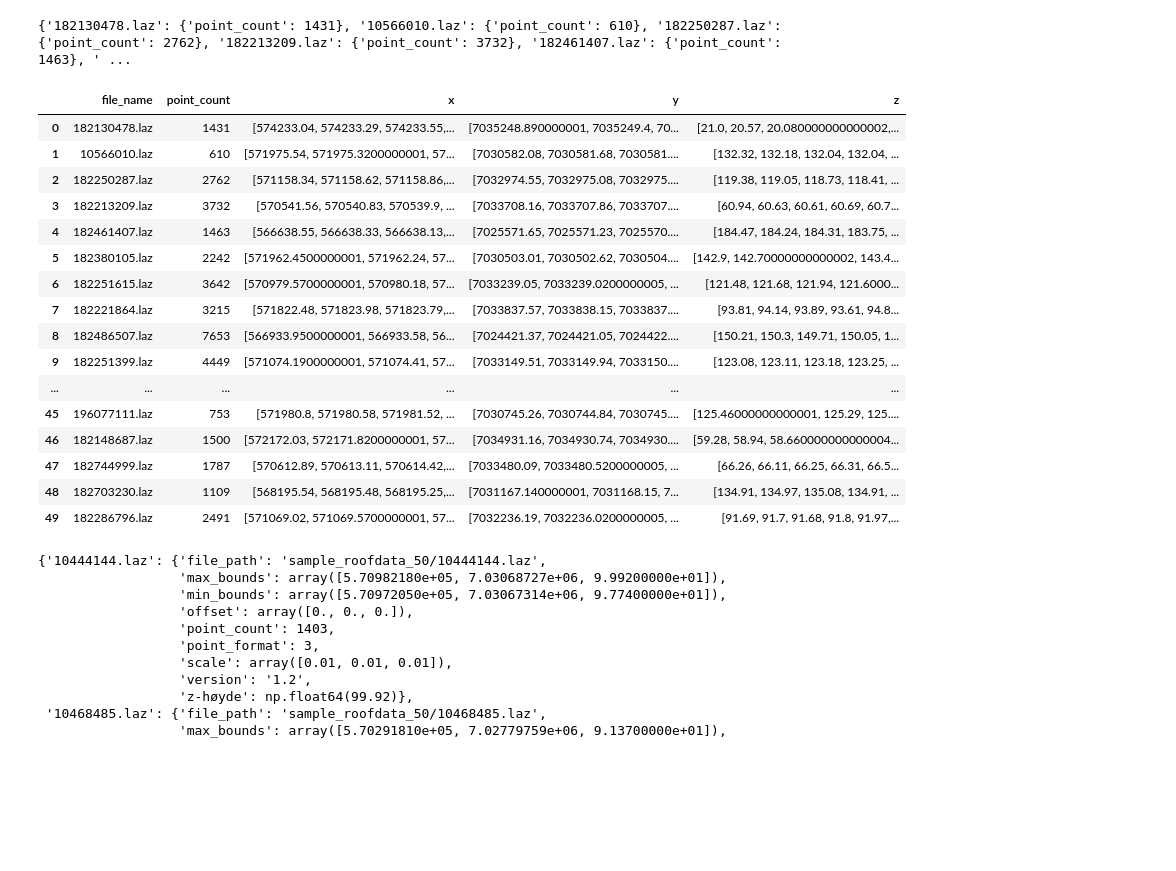
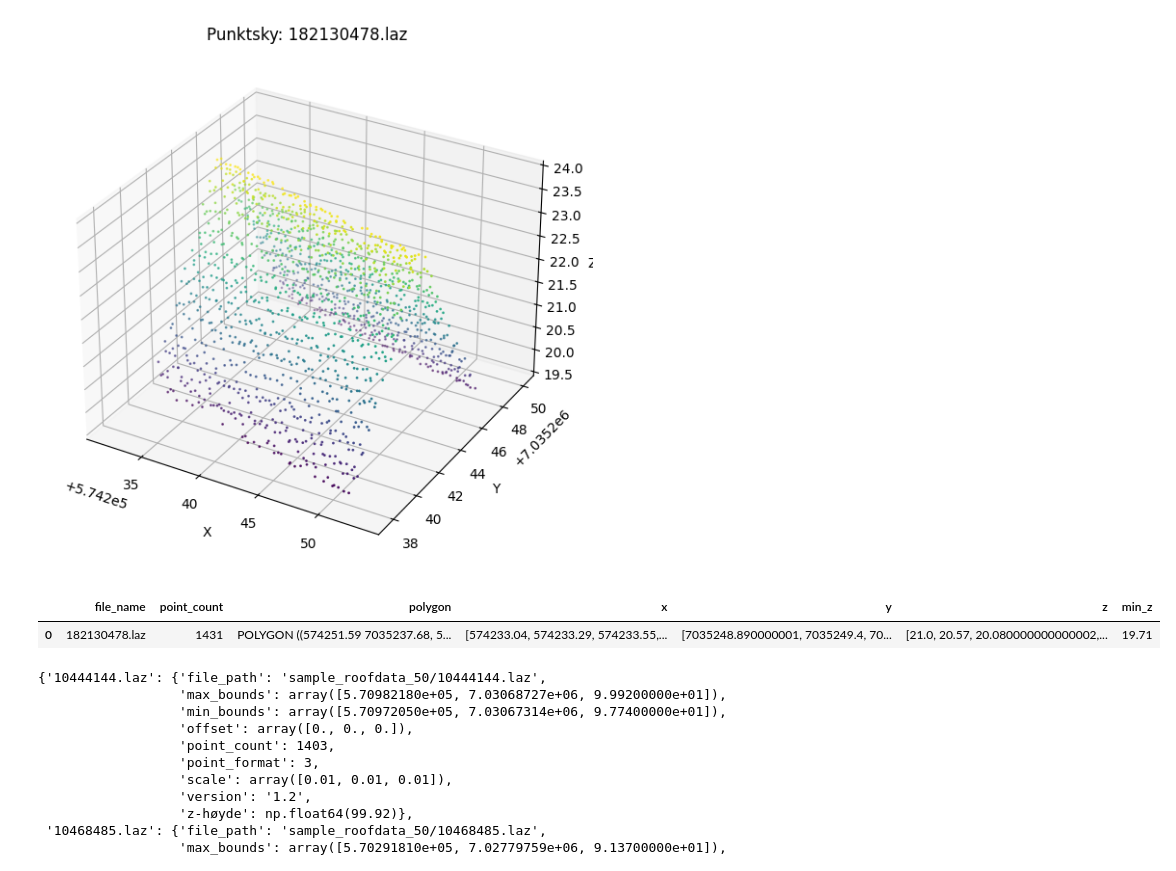
Before and after one commit to Ingridtr/TBA4251-Programmering-i-geomatikk, a Jupyter notebook: main.ipynb, the cells around one changed output. Saved outputs shown, nothing was run; the diff lists cells and outputs as text; code cells hidden in the pictures; blank space fills up the shorter version.

Commit message:
legge til polygon i df

```diff
--- a/main.ipynb
+++ b/main.ipynb
@@ -10,5 +12,5 @@ import pandas as pd
 # %%
-#Leser filer fra eksempelmappen og plotter punktskyene- ser at vi får tak
+#Leser filer fra eksempelmappen og plotter punktskyene
 
 
 folder = "sample_roofdata_50"
@@ -28,63 +30,57 @@ for roof in os.listdir(folder):
         with lp.open(file_path, laz_backend=lp.LazBackend) as fh:
             point_count = fh.header.point_count
 
 
 
             # Legg til informasjon i dictionary
             roofs_dict[roof] = {
                 "point_count": point_count
             }
 
             las_data = fh.read()
             x = las_data.x
             y = las_data.y
             z = las_data.z
 
+            coords_2d = np.column_stack((x, y))
+
+            # Beregn konveks skrog (convex hull) for å danne takets kontur
+            if len(coords_2d) > 2:
+                hull = ConvexHull(coords_2d)
+                polygon = Polygon(coords_2d[hull.vertices])
+            else:
+                polygon = None
+
             roofs_data.append({
                 "file_name": roof,
                 "point_count": point_count,
+                "polygon": polygon,
                 "x": x,
                 "y": y,
                 "z": z,
+                "min_z": np.min(z),
 
             })
 
 
-        #fig = plt.figure(figsize=(10, 7))
-        #ax = fig.add_subplot(111, projection='3d')
-        #ax.scatter(x, y, z, s=1, c=z, cmap='viridis')  # s=1 betyr små punkter, c=z farger punktene basert på høyde
-        #ax.set_title(f"Punktsky: {roof}")
-        #ax.set_xlabel("X")
-        #ax.set_ylabel("Y")
-        #ax.set_zlabel("Z")
-        #plt.show()
-        #break #hvis du vil se alle 50 takene, fjern denne
 
+        fig = plt.figure(figsize=(10, 7))
+        ax = fig.add_subplot(111, projection='3d')
+        ax.scatter(x, y, z, s=1, c=z, cmap='viridis')  # s=1 betyr små punkter, c=z farger punktene basert på høyde
+        ax.set_title(f"Punktsky: {roof}")
+        ax.set_xlabel("X")
+        ax.set_ylabel("Y")
+        ax.set_zlabel("Z")
+        plt.show()
+        break #hvis du vil se alle 50 takene, fjern denne
 
-# Skriv ut dictionary for å verifisere
-print(roofs_dict)
+df = gpd.GeoDataFrame(roofs_data, geometry="polygon")
 
-df = pd.DataFrame(roofs_data)
 df
 # %% [output]
-{'182130478.laz': {'point_count': 1431}, '10566010.laz': {'point_count': 610}, '182250287.laz': {'point_count': 2762}, '182213209.laz': {'point_count': 3732}, '182461407.laz': {'point_count': 1463}, ' ...
+[figure, added]
-|  | file_name | point_count | x | y | z |
-| 0 | 182130478.laz | 1431 | [574233.04, 574233.29, 574233.55,... | [7035248.890000001, 7035249.4, 70... | [21.0, 20.57, 20.080000000000002,... |
-| 1 | 10566010.laz | 610 | [571975.54, 571975.3200000001, 57... | [7030582.08, 7030581.68, 7030581.... | [132.32, 132.18, 132.04, 132.04, ... |
-| 2 | 182250287.laz | 2762 | [571158.34, 571158.62, 571158.86,... | [7032974.55, 7032975.08, 7032975.... | [119.38, 119.05, 118.73, 118.41, ... |
-| 3 | 182213209.laz | 3732 | [570541.56, 570540.83, 570539.9, ... | [7033708.16, 7033707.86, 7033707.... | [60.94, 60.63, 60.61, 60.69, 60.7... |
-| 4 | 182461407.laz | 1463 | [566638.55, 566638.33, 566638.13,... | [7025571.65, 7025571.23, 7025570.... | [184.47, 184.24, 184.31, 183.75, ... |
-| 5 | 182380105.laz | 2242 | [571962.4500000001, 571962.24, 57... | [7030503.01, 7030502.62, 7030504.... | [142.9, 142.70000000000002, 143.4... |
-| 6 | 182251615.laz | 3642 | [570979.5700000001, 570980.18, 57... | [7033239.05, 7033239.0200000005, ... | [121.48, 121.68, 121.94, 121.6000... |
-| 7 | 182221864.laz | 3215 | [571822.48, 571823.98, 571823.79,... | [7033837.57, 7033838.15, 7033837.... | [93.81, 94.14, 93.89, 93.61, 94.8... |
-| 8 | 182486507.laz | 7653 | [566933.9500000001, 566933.58, 56... | [7024421.37, 7024421.05, 7024422.... | [150.21, 150.3, 149.71, 150.05, 1... |
-| 9 | 182251399.laz | 4449 | [571074.1900000001, 571074.41, 57... | [7033149.51, 7033149.94, 7033150.... | [123.08, 123.11, 123.18, 123.25, ... |
-| ... | ... | ... | ... | ... | ... |
-| 45 | 196077111.laz | 753 | [571980.8, 571980.58, 571981.52, ... | [7030745.26, 7030744.84, 7030745.... | [125.46000000000001, 125.29, 125.... |
-| 46 | 182148687.laz | 1500 | [572172.03, 572171.8200000001, 57... | [7034931.16, 7034930.74, 7034930.... | [59.28, 58.94, 58.660000000000004... |
-| 47 | 182744999.laz | 1787 | [570612.89, 570613.11, 570614.42,... | [7033480.09, 7033480.5200000005, ... | [66.26, 66.11, 66.25, 66.31, 66.5... |
-| 48 | 182703230.laz | 1109 | [568195.54, 568195.48, 568195.25,... | [7031167.140000001, 7031168.15, 7... | [134.91, 134.97, 135.08, 134.91, ... |
-| 49 | 182286796.laz | 2491 | [571069.02, 571069.5700000001, 57... | [7032236.19, 7032236.0200000005, ... | [91.69, 91.7, 91.68, 91.8, 91.97,... |
+|  | file_name | point_count | polygon | x | y | z | min_z |
+| 0 | 182130478.laz | 1431 | POLYGON ((574251.59 7035237.68, 5... | [574233.04, 574233.29, 574233.55,... | [7035248.890000001, 7035249.4, 70... | [21.0, 20.57, 20.080000000000002,... | 19.71 |
 # %%
 ##kjapt generert for mer info
 
```
Also changed, not shown: parts of 1 cell of this notebook.
